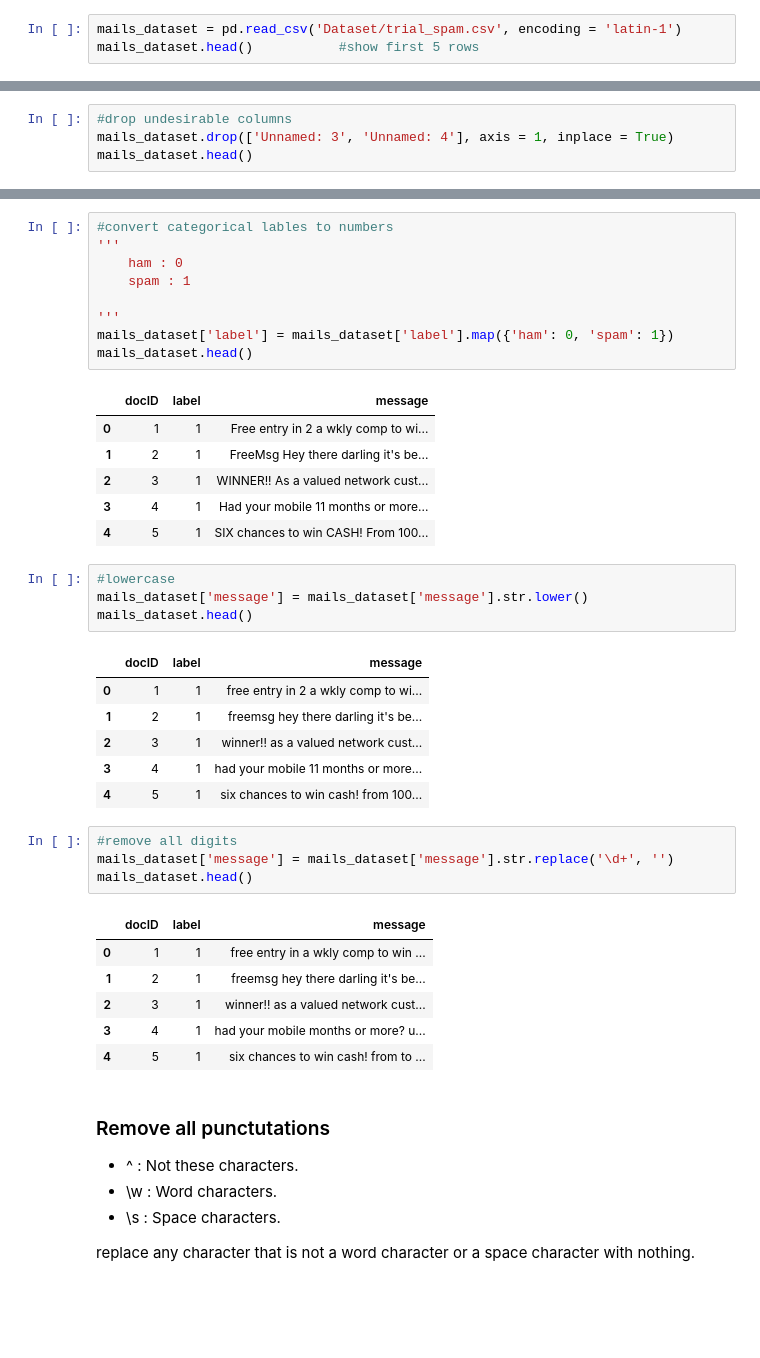
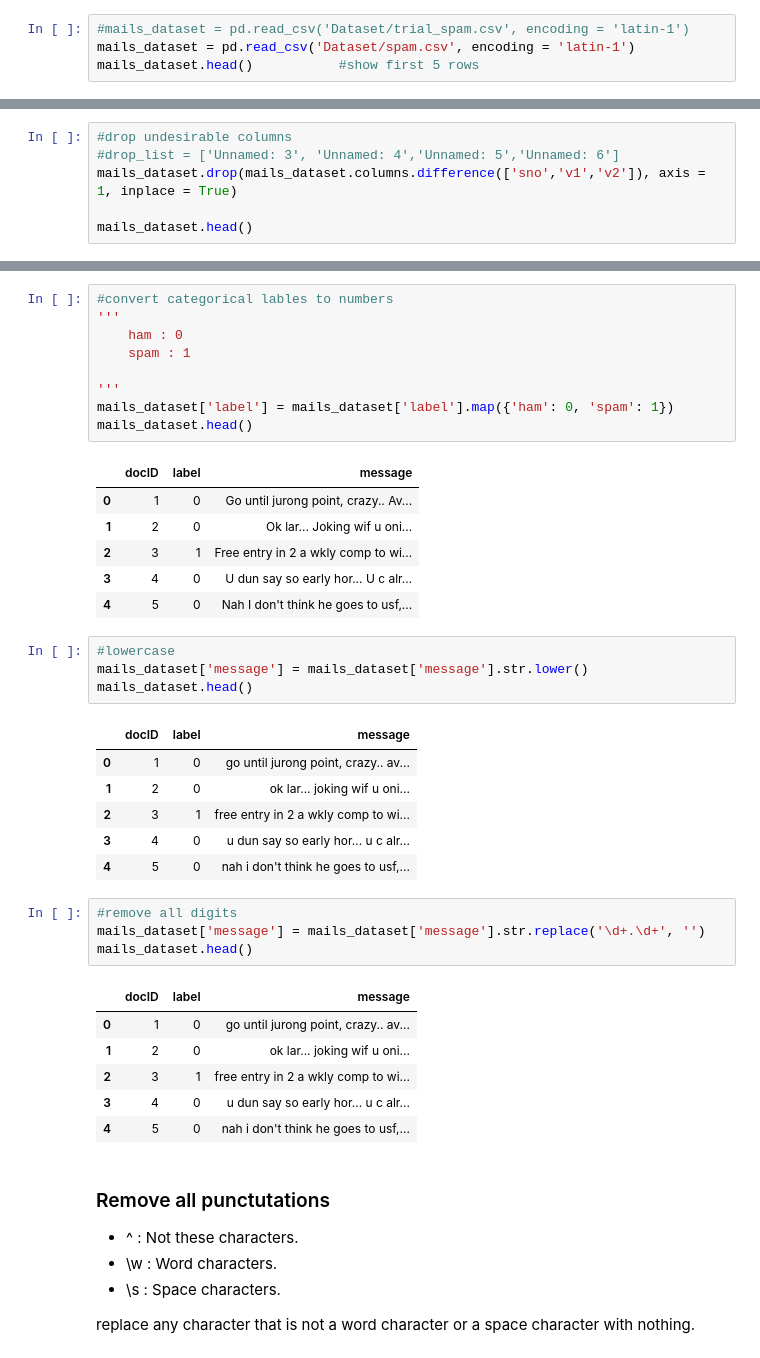
Before and after one commit to meghasundriyal/Mail_Classifier, a Jupyter notebook: try_classifier.ipynb, the cells around one changed output, grey strips where cells are left out. Saved outputs shown, nothing was run; the diff lists cells and outputs as text; blank space fills up the shorter version.

```diff
--- a/try_classifier.ipynb
+++ b/try_classifier.ipynb
@@ -9,5 +10,6 @@ import re
 from sklearn.model_selection import train_test_split
 # %%
-mails_dataset = pd.read_csv('Dataset/trial_spam.csv', encoding = 'latin-1')
+#mails_dataset = pd.read_csv('Dataset/trial_spam.csv', encoding = 'latin-1')
+mails_dataset = pd.read_csv('Dataset/spam.csv', encoding = 'latin-1')
 mails_dataset.head()           #show first 5 rows
 # %% [output]
@@ -20,6 +27,8 @@ mails_dataset.head()           #show first 5 rows
 # %%
 #drop undesirable columns
-mails_dataset.drop(['Unnamed: 3', 'Unnamed: 4'], axis = 1, inplace = True)
+#drop_list = ['Unnamed: 3', 'Unnamed: 4','Unnamed: 5','Unnamed: 6']
+mails_dataset.drop(mails_dataset.columns.difference(['sno','v1','v2']), axis = 1, inplace = True)
+
 mails_dataset.head()
 # %% [output]
 |  | sno | v1 | v2 |
@@ -62,33 +71,33 @@ mails_dataset['label'] = mails_dataset['label'].map({'ham': 0, 'spam': 1})
 mails_dataset.head()
 # %% [output]
 |  | docID | label | message |
-| 0 | 1 | 1 | Free entry in 2 a wkly comp to wi... |
-| 1 | 2 | 1 | FreeMsg Hey there darling it's be... |
-| 2 | 3 | 1 | WINNER!! As a valued network cust... |
-| 3 | 4 | 1 | Had your mobile 11 months or more... |
-| 4 | 5 | 1 | SIX chances to win CASH! From 100... |
+| 0 | 1 | 0 | Go until jurong point, crazy.. Av... |
+| 1 | 2 | 0 | Ok lar... Joking wif u oni... |
+| 2 | 3 | 1 | Free entry in 2 a wkly comp to wi... |
+| 3 | 4 | 0 | U dun say so early hor... U c alr... |
+| 4 | 5 | 0 | Nah I don't think he goes to usf,... |
 # %%
 #lowercase
 mails_dataset['message'] = mails_dataset['message'].str.lower()
 mails_dataset.head()
 # %% [output]
 |  | docID | label | message |
-| 0 | 1 | 1 | free entry in 2 a wkly comp to wi... |
-| 1 | 2 | 1 | freemsg hey there darling it's be... |
-| 2 | 3 | 1 | winner!! as a valued network cust... |
-| 3 | 4 | 1 | had your mobile 11 months or more... |
-| 4 | 5 | 1 | six chances to win cash! from 100... |
+| 0 | 1 | 0 | go until jurong point, crazy.. av... |
+| 1 | 2 | 0 | ok lar... joking wif u oni... |
+| 2 | 3 | 1 | free entry in 2 a wkly comp to wi... |
+| 3 | 4 | 0 | u dun say so early hor... u c alr... |
+| 4 | 5 | 0 | nah i don't think he goes to usf,... |
 # %%
 #remove all digits
-mails_dataset['message'] = mails_dataset['message'].str.replace('\d+', '')
+mails_dataset['message'] = mails_dataset['message'].str.replace('\d+.\d+', '')
 mails_dataset.head()
 # %% [output]
 |  | docID | label | message |
-| 0 | 1 | 1 | free entry in a wkly comp to win ... |
-| 1 | 2 | 1 | freemsg hey there darling it's be... |
-| 2 | 3 | 1 | winner!! as a valued network cust... |
-| 3 | 4 | 1 | had your mobile months or more? u... |
-| 4 | 5 | 1 | six chances to win cash! from to ... |
+| 0 | 1 | 0 | go until jurong point, crazy.. av... |
+| 1 | 2 | 0 | ok lar... joking wif u oni... |
+| 2 | 3 | 1 | free entry in 2 a wkly comp to wi... |
+| 3 | 4 | 0 | u dun say so early hor... u c alr... |
+| 4 | 5 | 0 | nah i don't think he goes to usf,... |
 # %% [markdown]
 ### Remove all punctutations
 - ^   : Not these characters.
```
Also changed, not shown: parts of 50 cells of this notebook.
